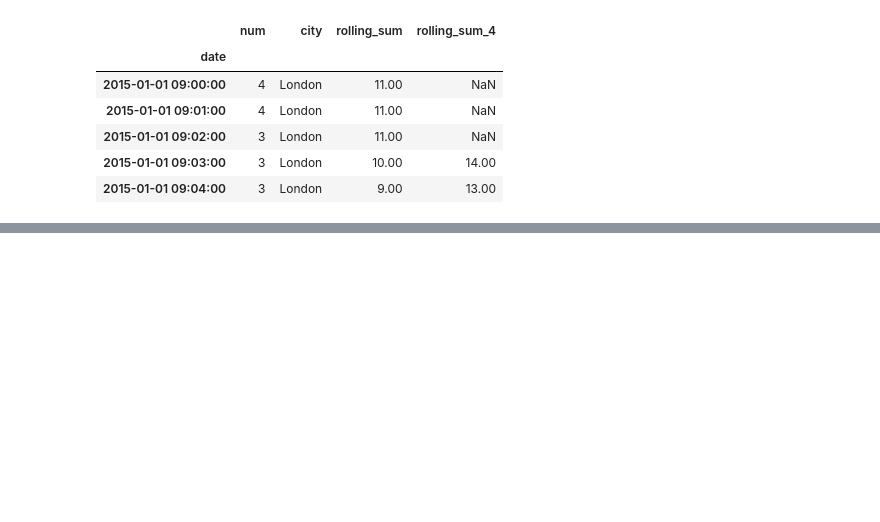
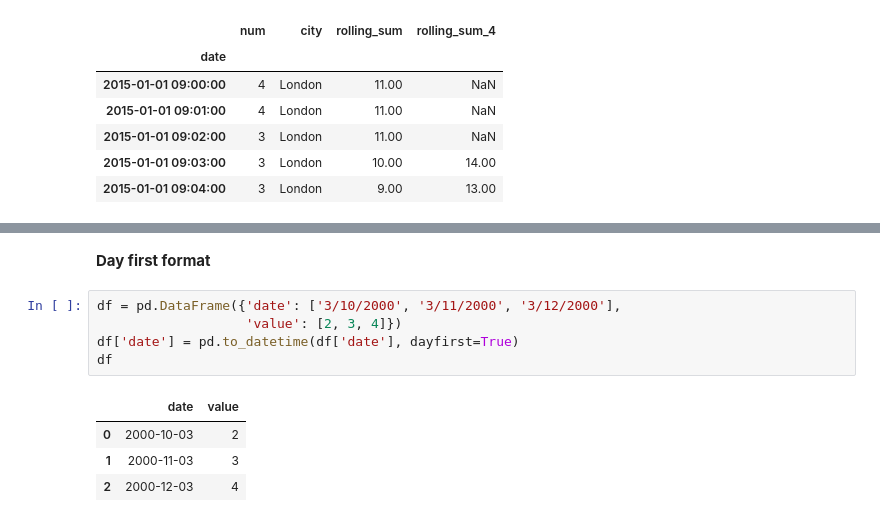
Before and after one commit to SwimmingInCodes/dataAnalysis, a Jupyter notebook: pandas/pandas_datetime.ipynb, the cells around one changed output, grey strips where cells are left out. Drawn from its saved outputs; the diff is of its cells as text; blank space fills up the shorter version.

```diff
--- a/pandas/pandas_datetime.ipynb
+++ b/pandas/pandas_datetime.ipynb
@@ -506,0 +535,12 @@ df.head()
+# %% [markdown]
+**Day first format**
+# %%
+df = pd.DataFrame({'date': ['3/10/2000', '3/11/2000', '3/12/2000'],
+                   'value': [2, 3, 4]})
+df['date'] = pd.to_datetime(df['date'], dayfirst=True)
+df
+# %% [output]
+|  | date | value |
+| 0 | 2000-10-03 | 2 |
+| 1 | 2000-11-03 | 3 |
+| 2 | 2000-12-03 | 4 |
```
Also changed, not shown: parts of 20 cells of this notebook, 2 other files.
